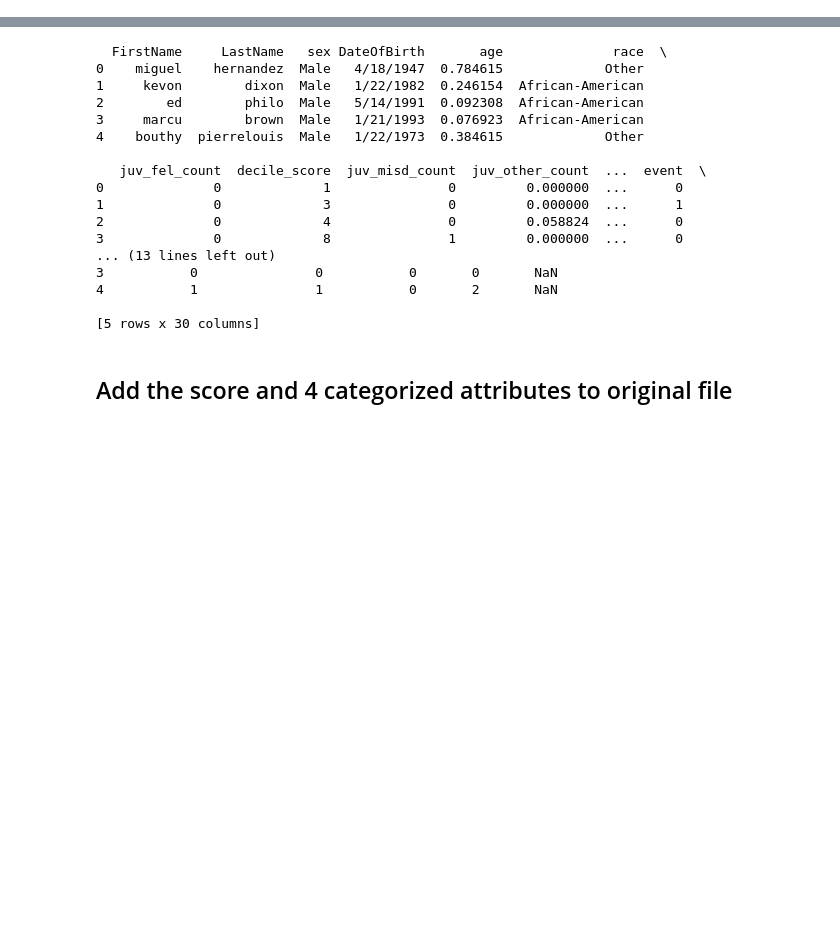
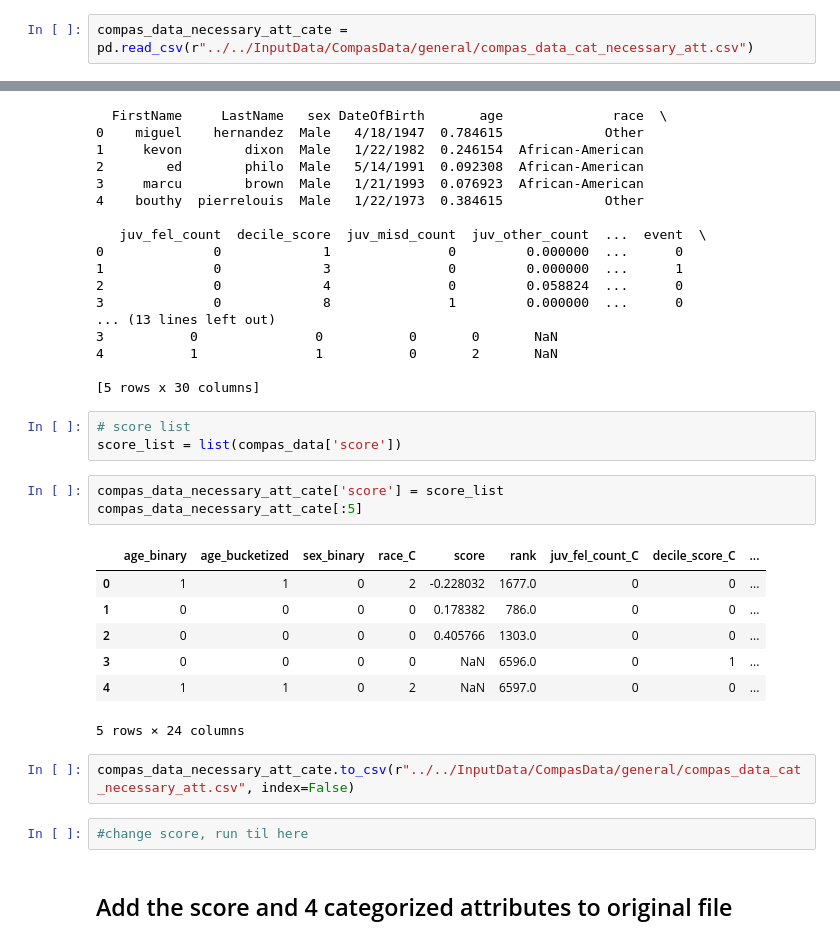
Before and after one commit to JinyangLi01/UnfairlyTreatedGroupDetection, a Jupyter notebook: Coding/DataPreprocessing/CompasDataset_1_ranking.ipynb, the cells around one changed output, grey strips where cells are left out. Cells and saved outputs as stored; diff of their text form; blank space fills up the shorter version.

```diff
--- a/Coding/DataPreprocessing/CompasDataset_1_ranking.ipynb
+++ b/Coding/DataPreprocessing/CompasDataset_1_ranking.ipynb
@@ -354,6 +398,8 @@ florencia sanmartin    0.550462
 Name: score, Length: 6889, dtype: float64
 # %%
 compas_data.to_csv(r"../../InputData/CompasData/ForRanking/CompasData_with_score.csv", index=False)
+# %%
+compas_data_necessary_att_cate = pd.read_csv(r"../../InputData/CompasData/general/compas_data_cat_necessary_att.csv")
 # %%
 compas_data = pd.read_csv(r"../../InputData/CompasData/ForRanking/CompasData_with_score.csv")
 
@@ -376,6 +422,24 @@ print(compas_data[:5])
 4           1               1           0       2       NaN
 
 [5 rows x 30 columns]
+# %%
+# score list
+score_list = list(compas_data['score'])
+# %%
+compas_data_necessary_att_cate['score'] = score_list
+compas_data_necessary_att_cate[:5]
+# %% [output]
+|  | age_binary | age_bucketized | sex_binary | race_C | score | rank | juv_fel_count_C | decile_score_C | ... |
+| 0 | 1 | 1 | 0 | 2 | -0.228032 | 1677.0 | 0 | 0 | ... |
+| 1 | 0 | 0 | 0 | 0 | 0.178382 | 786.0 | 0 | 0 | ... |
+| 2 | 0 | 0 | 0 | 0 | 0.405766 | 1303.0 | 0 | 0 | ... |
+| 3 | 0 | 0 | 0 | 0 | NaN | 6596.0 | 0 | 1 | ... |
+| 4 | 1 | 1 | 0 | 2 | NaN | 6597.0 | 0 | 0 | ... |
+5 rows × 24 columns
+# %%
+compas_data_necessary_att_cate.to_csv(r"../../InputData/CompasData/general/compas_data_cat_necessary_att.csv", index=False)
+# %%
+#change score, run til here
 # %% [markdown]
 
 ## Add the score and 4 categorized attributes to original file
```
Also changed, not shown: parts of 12 cells of this notebook, 18 other files.
